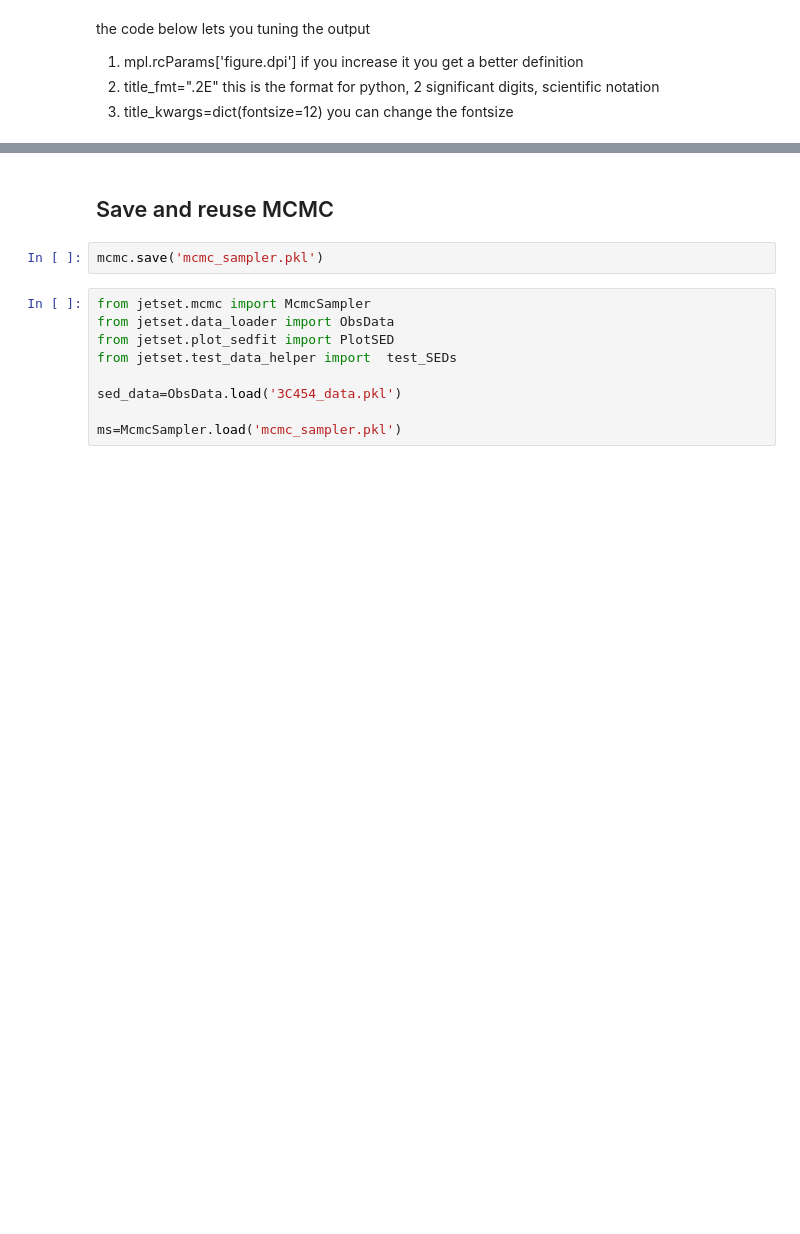
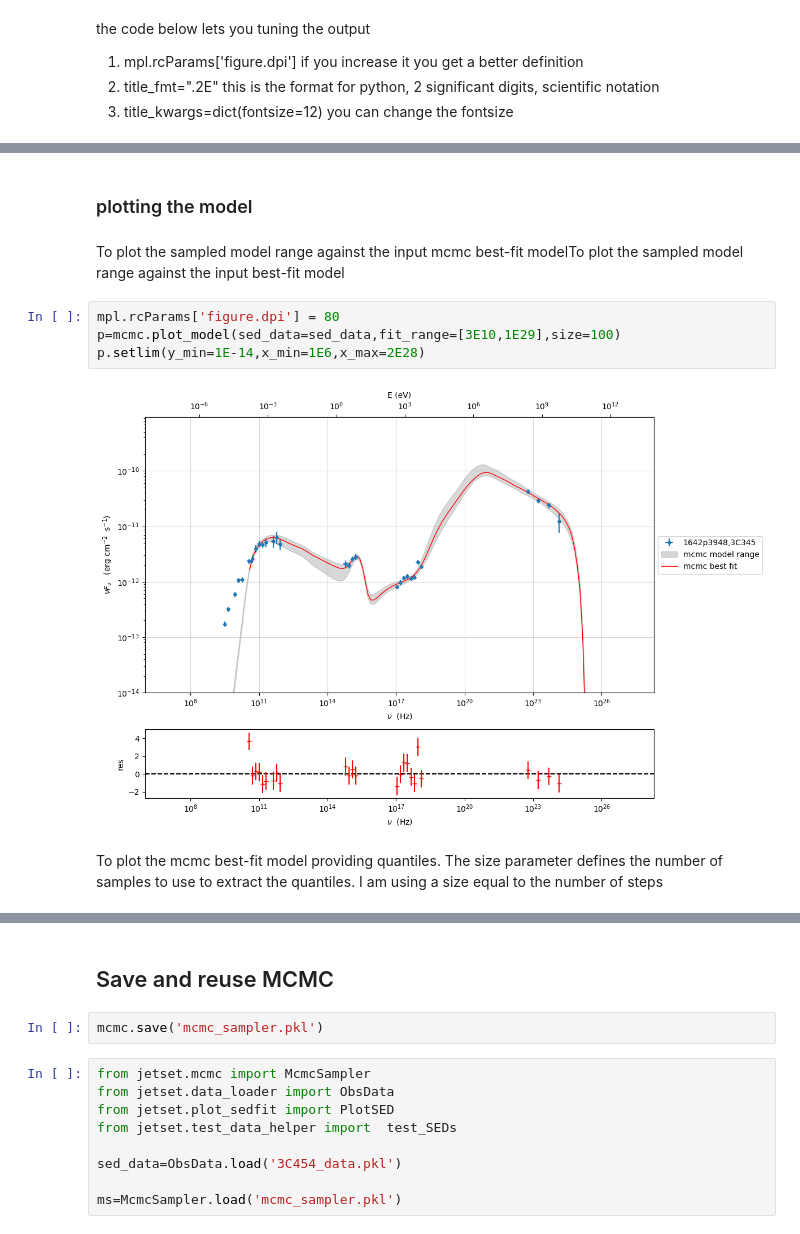
Before and after one commit to andreatramacere/jetset, a Jupyter notebook: doc/documentation_notebooks/notebooks/model_fit_3/Jet_example_model_fit_EC.ipynb, the cells around one changed output, grey strips where cells are left out. Saved outputs shown, nothing was run; the diff lists cells and outputs as text; blank space fills up the shorter version.

```diff
--- a/doc/documentation_notebooks/notebooks/model_fit_3/Jet_example_model_fit_EC.ipynb
+++ b/doc/documentation_notebooks/notebooks/model_fit_3/Jet_example_model_fit_EC.ipynb
@@ -518,0 +475,12 @@ f=mcmc.corner_plot(quantiles=(0.16, 0.5, 0.84),title_kwargs=dict(fontsize=12),ti
+# %% [markdown]
+### plotting the model
+# %% [markdown]
+To plot the sampled model range against the input mcmc best-fit modelTo plot the sampled model range against the input best-fit model
+# %%
+mpl.rcParams['figure.dpi'] = 80
+p=mcmc.plot_model(sed_data=sed_data,fit_range=[3E10,1E29],size=100)
+p.setlim(y_min=1E-14,x_min=1E6,x_max=2E28)
+# %% [output]
+[figure, added]
+# %% [markdown]
+To plot the mcmc best-fit model providing quantiles. The size parameter defines the number of samples to use to extract the quantiles. I am using a size equal to the number of steps
```
Also changed, not shown: parts of 46 cells of this notebook, 4 other files.
